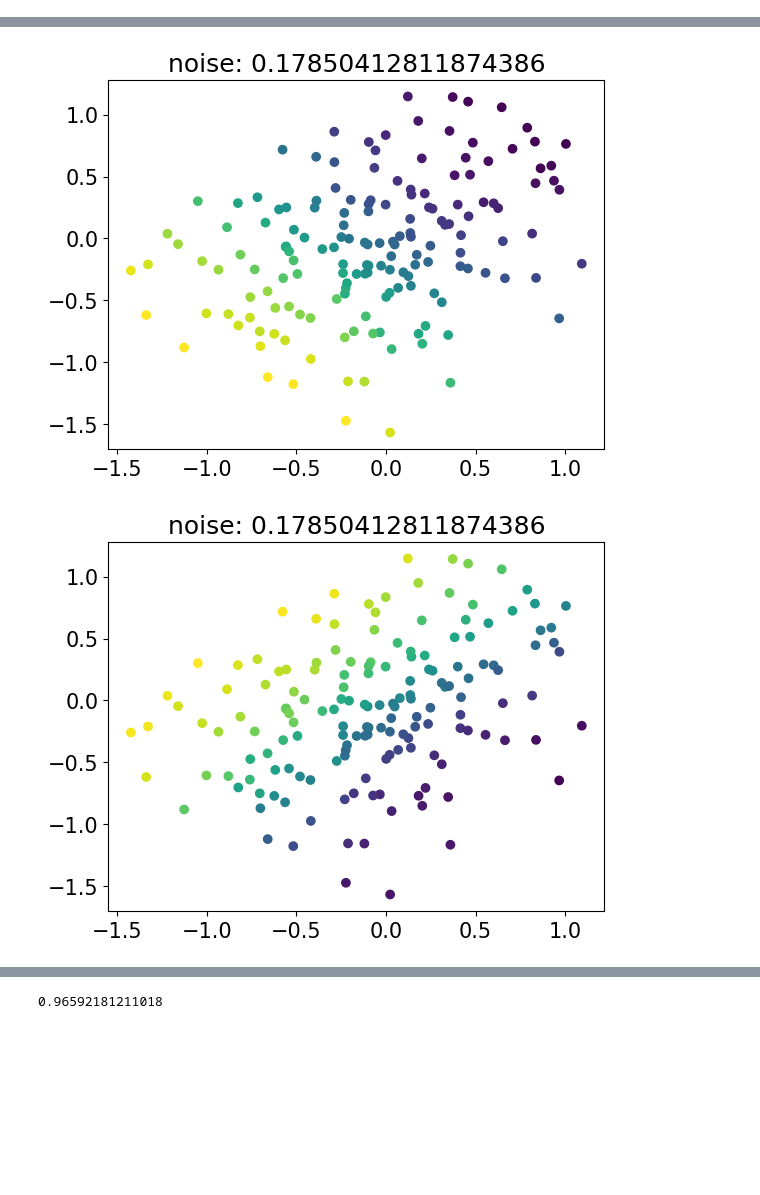
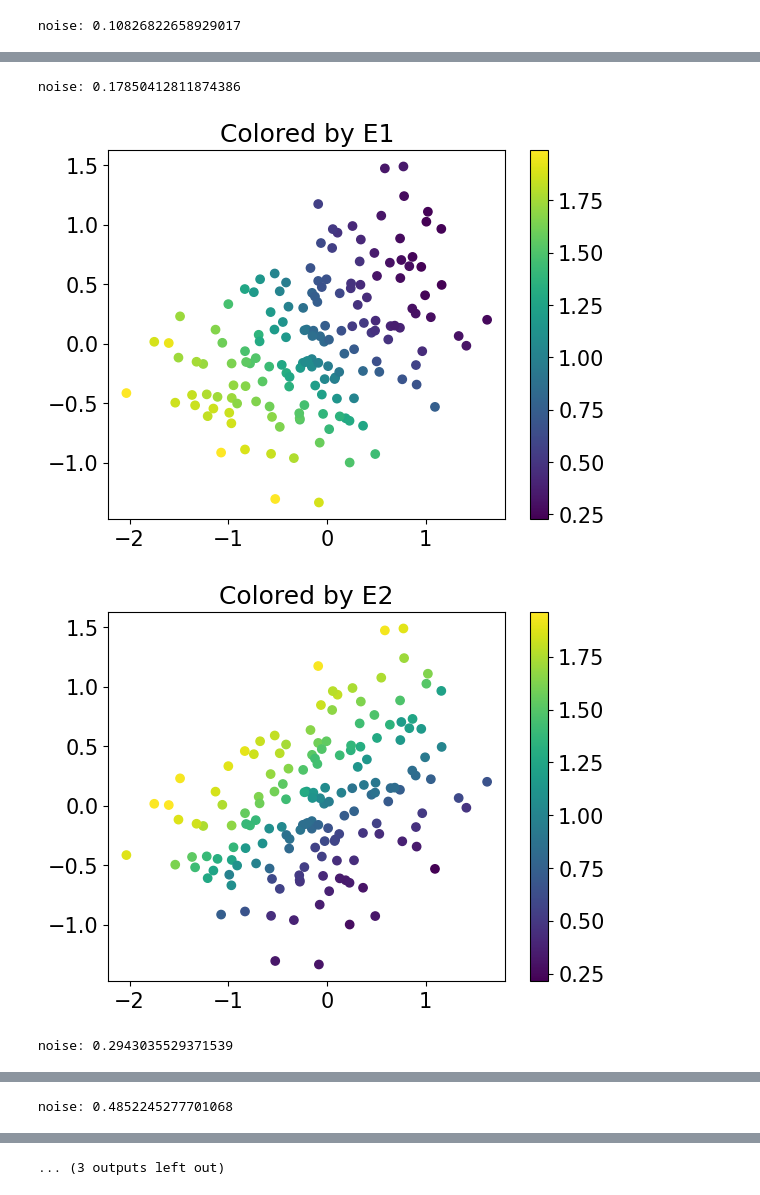
Before and after one commit to antoniibelyshev/Beyond-Dynamics, a Jupyter notebook: msap_coupled_oscillator_noise.ipynb, the cells around one changed output, grey strips where cells are left out. Cells and saved outputs as stored; diff of their text form; code cells hidden in the pictures; blank space fills up the shorter version.

Commit message:
update co_noise

```diff
--- a/msap_coupled_oscillator_noise.ipynb
+++ b/msap_coupled_oscillator_noise.ipynb
@@ -61,7 +61,7 @@ for noise_std in noise_std_lst:
     train_dmat = dmat[train_idx[:, None], train_idx[None, :]]
     valid_dmat = dmat[valid_idx[:, None], train_idx[None, :]]
 
-    models, losses = train_MSAP(train_dmat, valid_dmat, cfg, name + "_v11", min_delta=0.1, patience=10, project_name="MSAP", N_inits=2)
+    models, losses = train_MSAP(train_dmat, valid_dmat, cfg, name + "_v12", min_delta=0.1, patience=10, project_name="MSAP", N_inits=2)
 
     models_lst.append(models)
     losses_lst.append(losses)
@@ -145,14 +134,19 @@ plt.show()
 # %%
+# learned 2d latent representations
 for n, models in zip(noise_std_lst, models_lst):
+    print(f"noise: {n}")
     plt.figure()
     plt.scatter(*models[1].latent.cpu().detach().T, c=E[train_idx, 0])
-    plt.title(f"noise: {n}")
+    plt.title("Colored by E1")
+    plt.colorbar()
     plt.show()
 
     plt.figure()
     plt.scatter(*models[1].latent.cpu().detach().T, c=E[train_idx, 1])
-    plt.title(f"noise: {n}")
+    plt.title("Colored by E2")
+    plt.colorbar()
     plt.show()
 
     print("\n\n\n\n\n\n\n")
 # %% [output]
+noise: 0.10826822658929017
@@ -161,2 +155,4 @@ for n, models in zip(noise_std_lst, models_lst):
+noise: 0.17850412811874386
-[figure, old version]
+[figure, new version]
-[figure, old version]
+[figure, new version]
+noise: 0.2943035529371539
@@ -164,0 +161 @@ for n, models in zip(noise_std_lst, models_lst):
+noise: 0.4852245277701068
@@ -168,0 +164 @@ for n, models in zip(noise_std_lst, models_lst):
+... (3 outputs left out)
@@ -171,8 +164,0 @@ X = np.concatenate((models_lst[0][-1].latent.cpu().detach().numpy(), np.ones((le
-# %%
-y = E[train_idx, 0]
-p = X @ np.linalg.inv(X.T @ X) @ X.T @ y
-
-corr_coeff = np.corrcoef(p, y)[0, 1]
-corr_coeff
-# %% [output]
-0.96592181211018
```
Also changed, not shown: parts of 7 cells of this notebook.
